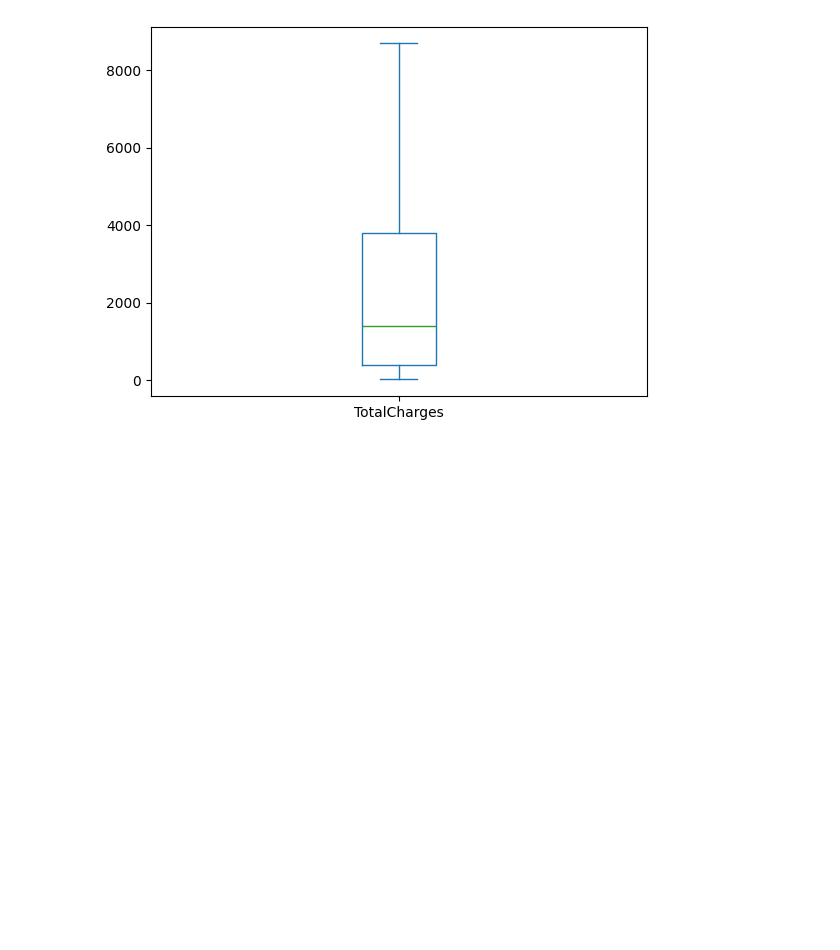
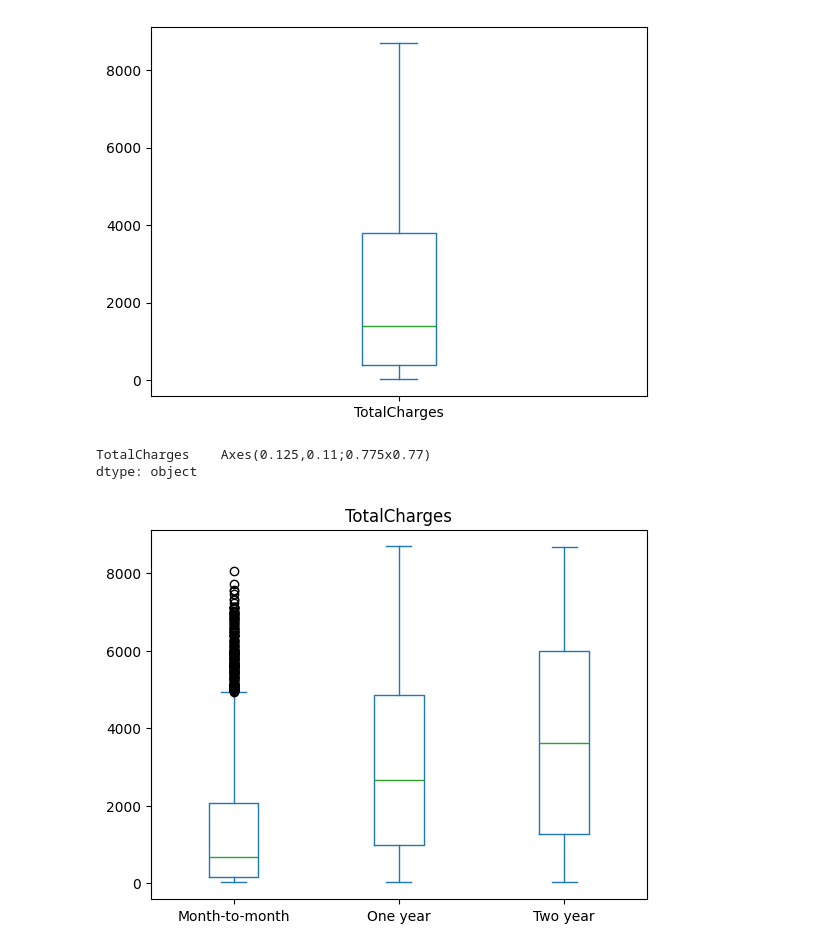
Before and after one commit to EuFontoura/EDAestudos, a Jupyter notebook: eda_churn.ipynb, the cells around one changed output. Cells and saved outputs as stored; diff of their text form; code cells hidden in the pictures; blank space fills up the shorter version.

```diff
--- a/eda_churn.ipynb
+++ b/eda_churn.ipynb
@@ -930,4 +930,9 @@ df_churn['TotalCharges'].plot.box()
 <Axes: >
 [figure]
 # %%
-# Box Plot agrupado
+# Box Plot agrupado por Contract
+df_churn.plot.box(column='TotalCharges', by='Contract')
+# %% [output]
+TotalCharges    Axes(0.125,0.11;0.775x0.77)
+dtype: object
+[figure, added]
```
Also changed, not shown: parts of 10 cells of this notebook.
